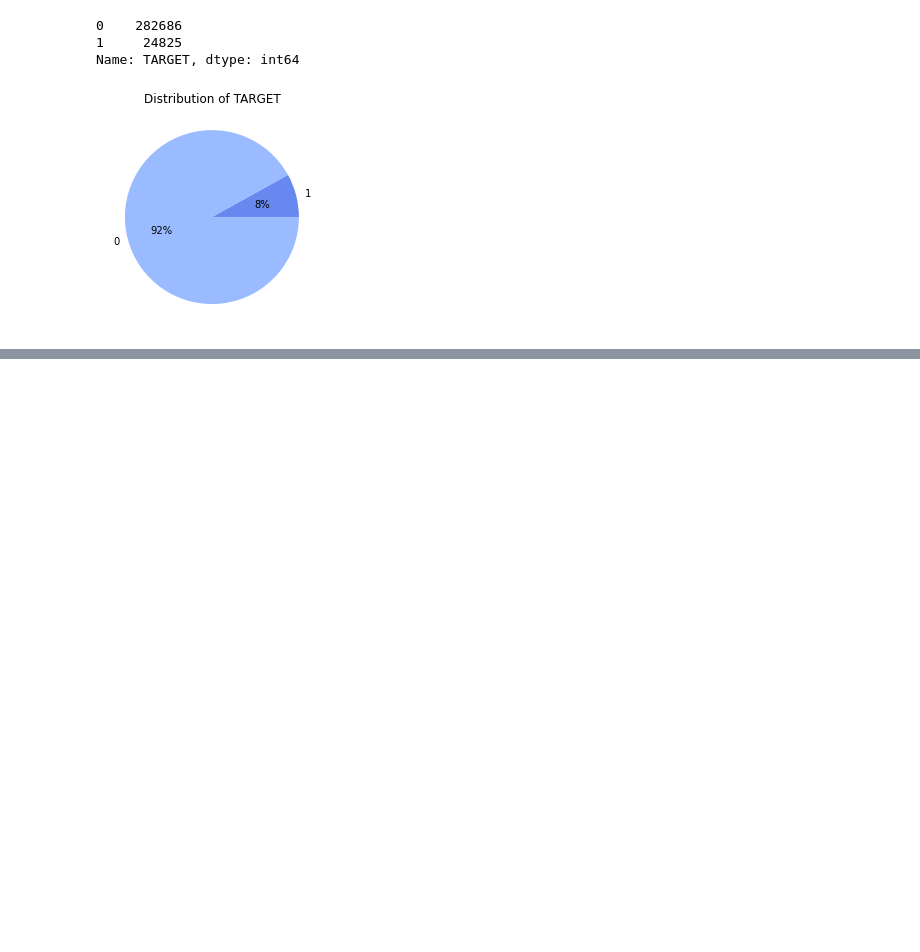
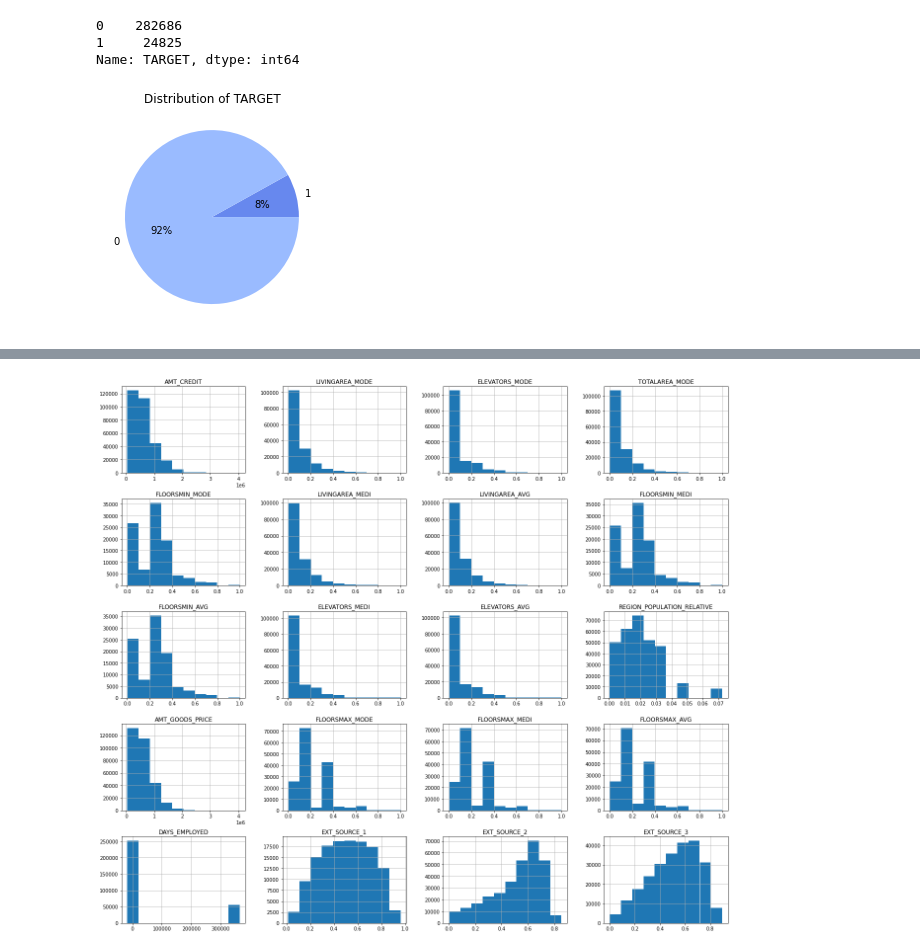
Before and after one commit to amithsbhat/Capstone-Home-Credit-Default-Risk, a Jupyter notebook: eda-home-credit-default-risk.ipynb, the cells around one changed output, grey strips where cells are left out. Cells and saved outputs as stored; diff of their text form; code cells hidden in the pictures; blank space fills up the shorter version.

```diff
--- a/eda-home-credit-default-risk.ipynb
+++ b/eda-home-credit-default-risk.ipynb
@@ -380,0 +460,5 @@ dtype: float64
+# %%
+df[df_bottom20.index.to_list()].hist( figsize = (22, 20) )
+plt.show()
+# %% [output]
+[figure, added]
```
Also changed, not shown: parts of 6 cells of this notebook.
